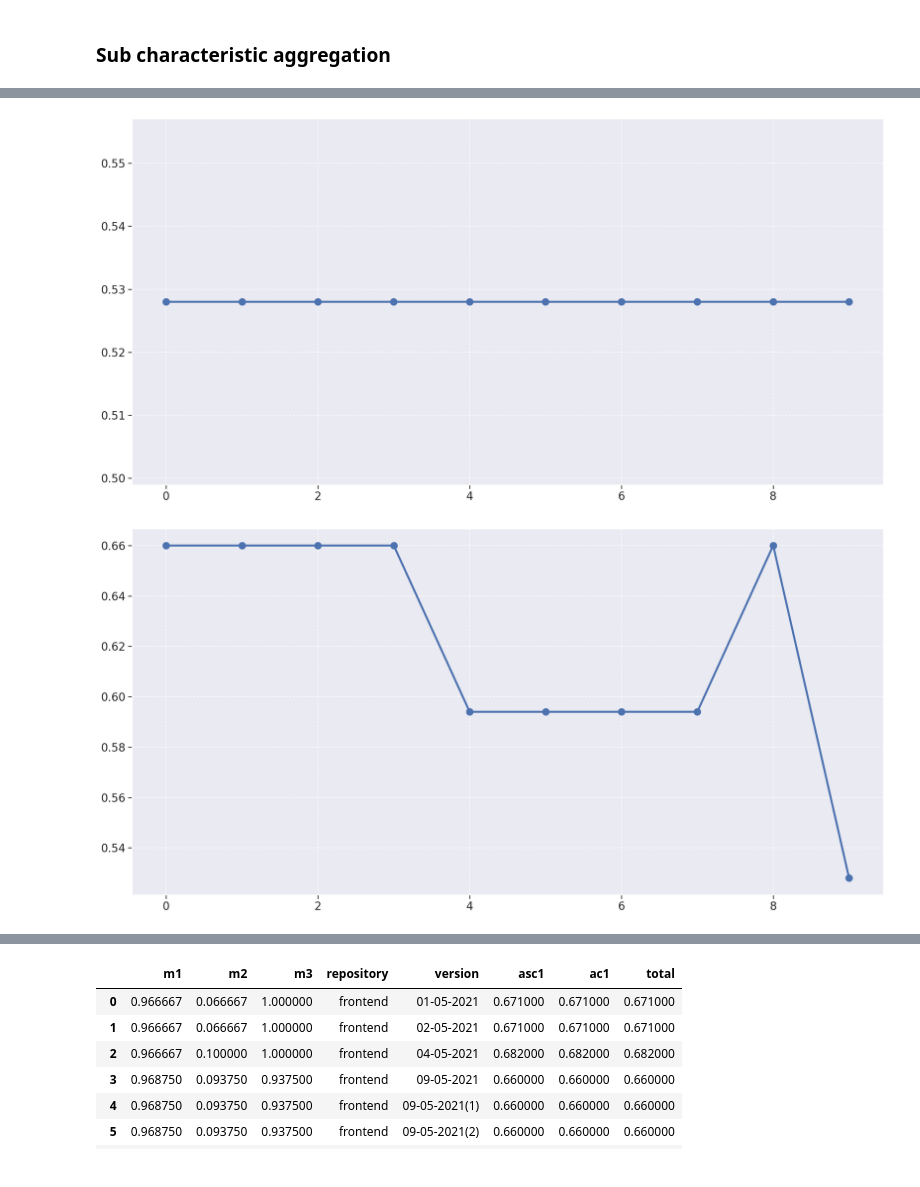
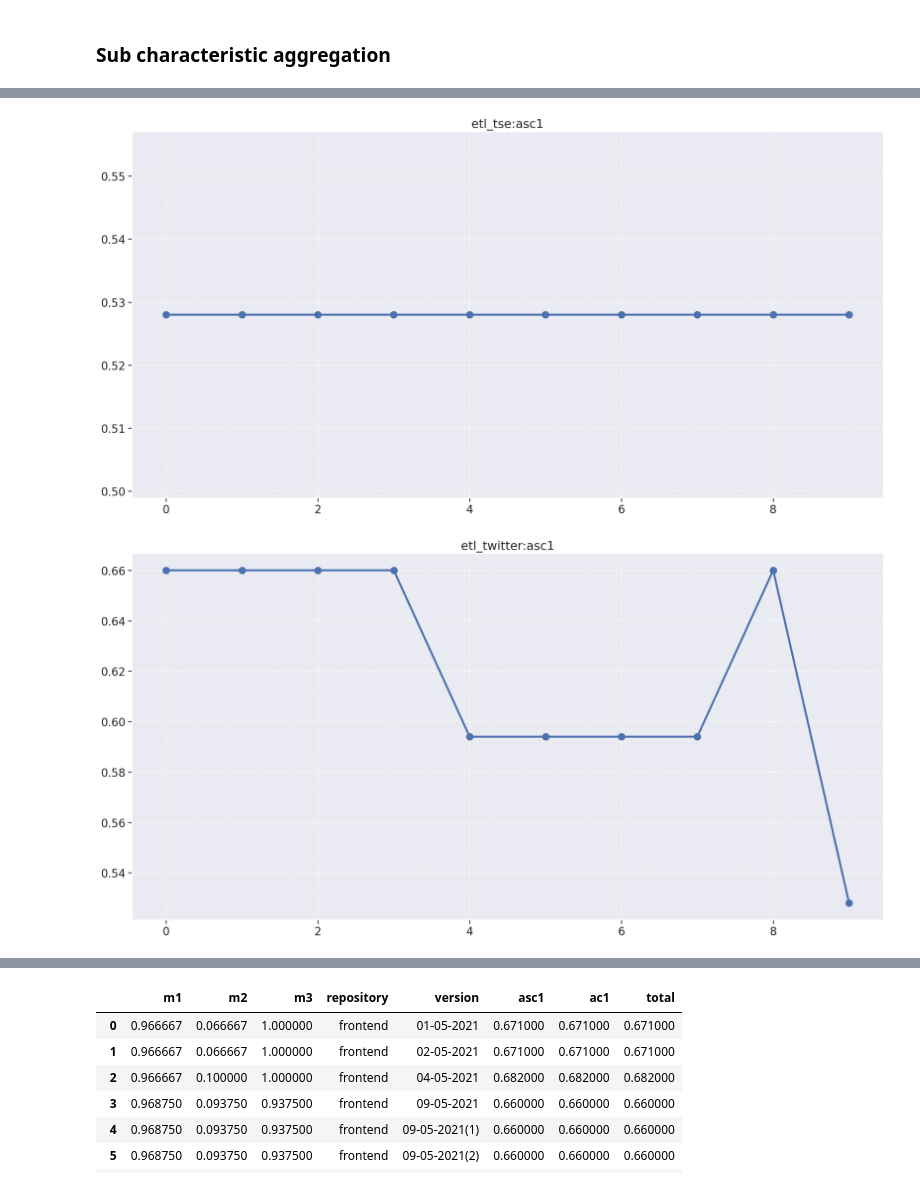
Before and after one commit to parlamentaqui/documentacao, a Jupyter notebook: analytics.ipynb, the cells around one changed output, grey strips where cells are left out. Cells and saved outputs as stored; diff of their text form; code cells hidden in the pictures.

```diff
--- a/analytics.ipynb
+++ b/analytics.ipynb
@@ -389,5 +389,6 @@ for repository, metrics_df in repository_metrics.items():
 # %%
 for repository, metrics_df in repository_metrics.items():
     fig = plt.figure(figsize=(20, 10))
+    plt.title(f"{repository}:asc1")
     plt.plot(metrics_df['asc1'], linewidth=3, marker='o', markersize=10)
 # %% [output]
@@ -396,2 +397,2 @@ for repository, metrics_df in repository_metrics.items():
-[figure, old version]
+[figure, new version]
-[figure, old version]
+[figure, new version]
```
Also changed, not shown: parts of 2 cells of this notebook, 2 other files.
